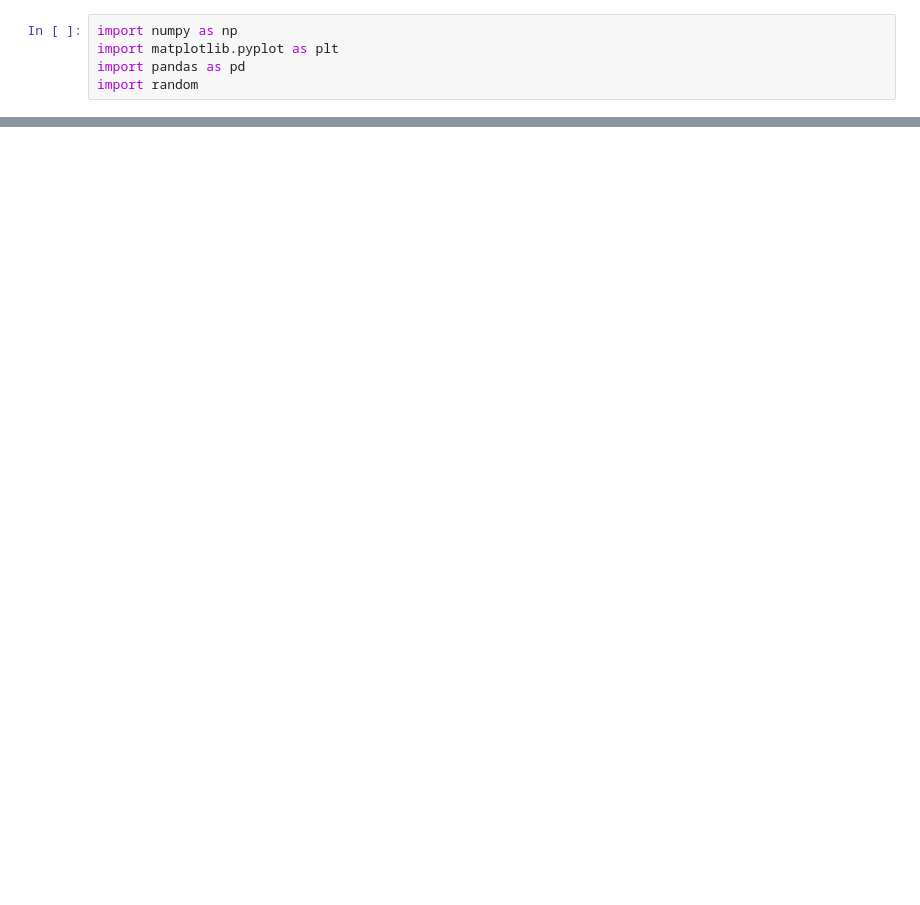
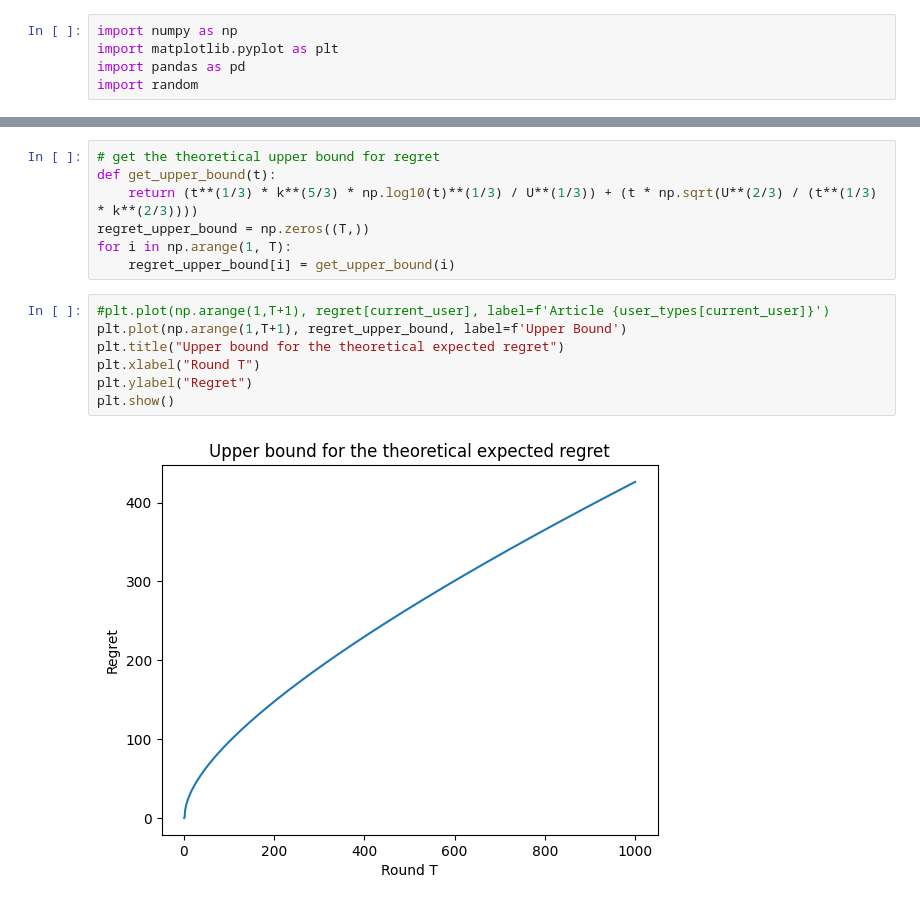
Before and after one commit to nick-hue/Reinforcement-Learning, a Jupyter notebook: Exercise1/RL_explore_exploit.ipynb, the cells around one changed output, grey strips where cells are left out. Cells and saved outputs as stored; diff of their text form; blank space fills up the shorter version.

```diff
--- a/Exercise1/RL_explore_exploit.ipynb
+++ b/Exercise1/RL_explore_exploit.ipynb
@@ -110,0 +119,16 @@ plt.show()
+# %%
+# get the theoretical upper bound for regret
+def get_upper_bound(t):
+    return (t**(1/3) * k**(5/3) * np.log10(t)**(1/3) / U**(1/3)) + (t * np.sqrt(U**(2/3) / (t**(1/3) * k**(2/3))))
+regret_upper_bound = np.zeros((T,))
+for i in np.arange(1, T):
+    regret_upper_bound[i] = get_upper_bound(i)
+# %%
+#plt.plot(np.arange(1,T+1), regret[current_user], label=f'Article {user_types[current_user]}')
+plt.plot(np.arange(1,T+1), regret_upper_bound, label=f'Upper Bound')
+plt.title("Upper bound for the theoretical expected regret")
+plt.xlabel("Round T")
+plt.ylabel("Regret")
+plt.show()
+# %% [output]
+[figure, added]
```
Also changed, not shown: parts of 14 cells of this notebook, 7 other files.
